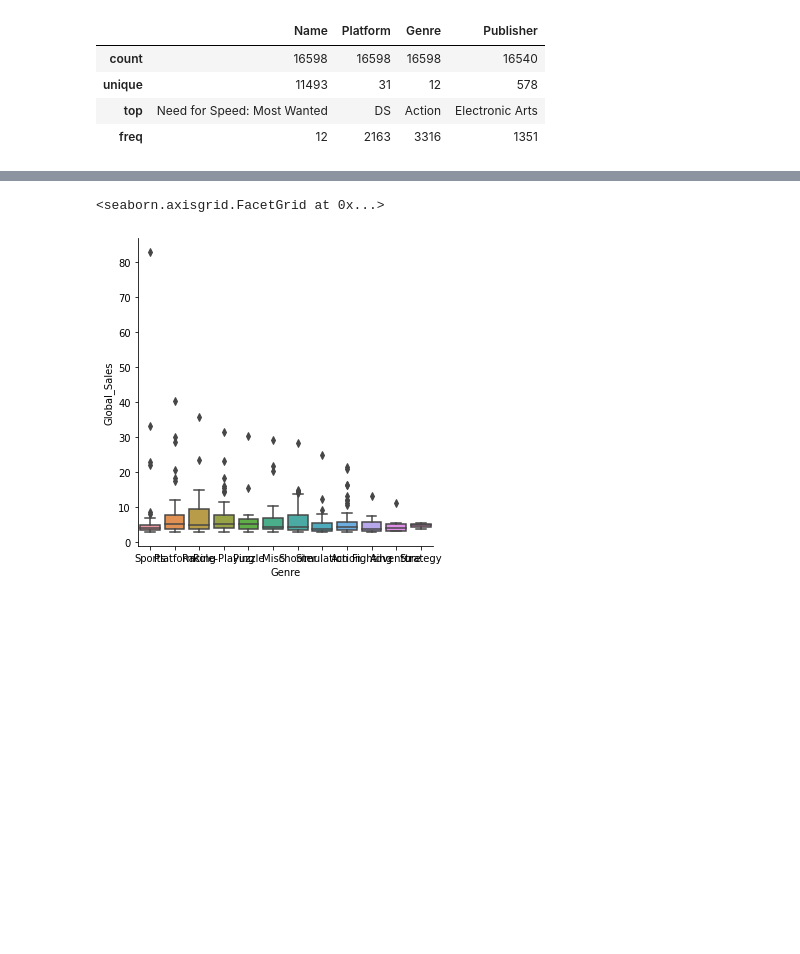
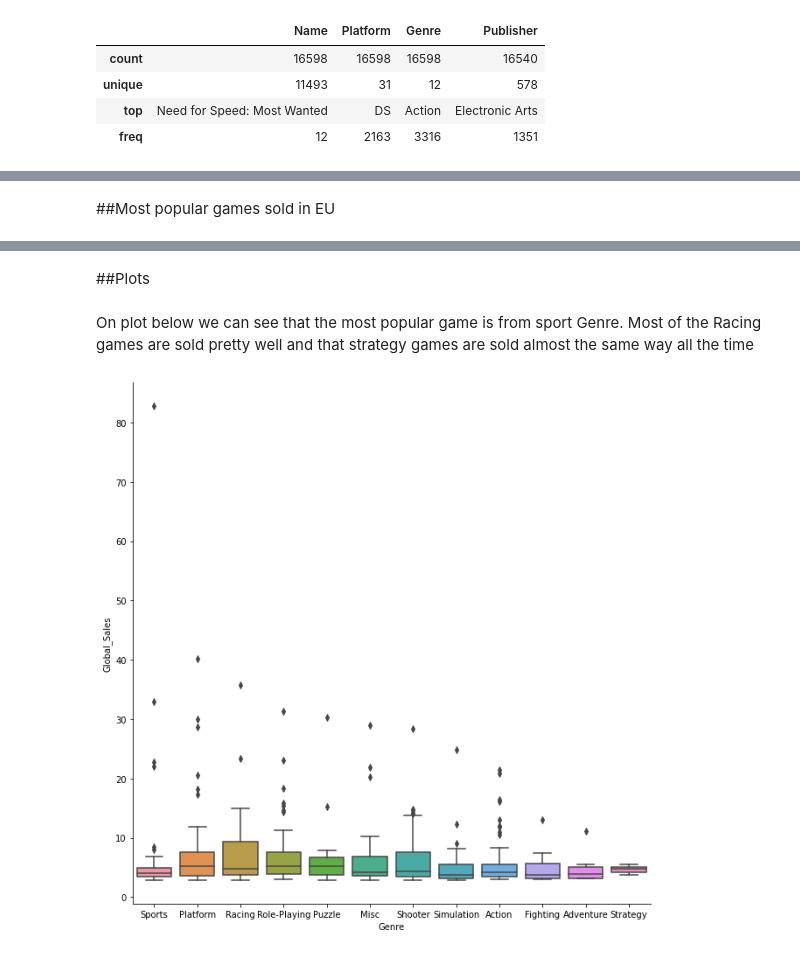
Before and after one commit to aburameshotaro/video_games_analysis, a Jupyter notebook: GameAnalysis.ipynb, the cells around one changed output, grey strips where cells are left out. Saved outputs shown, nothing was run; the diff lists cells and outputs as text; code cells hidden in the pictures; blank space fills up the shorter version.

```diff
--- a/GameAnalysis.ipynb
+++ b/GameAnalysis.ipynb
@@ -52,6 +68,8 @@ df.query('Platform=="PC"').nsmallest(10, columns='Rank')
 | 288 | 289 | World of Warcraft: The Burning Cr... | PC | 2007.0 | Role-Playing | Activision | 2.57 | 1.52 | 0.00 | 0.00 | ... |
 | 310 | 311 | The Elder Scrolls V: Skyrim | PC | 2011.0 | Role-Playing | Bethesda Softworks | 1.15 | 2.09 | 0.00 | 0.64 | ... |
 | 328 | 329 | The Sims: Unleashed | PC | 2002.0 | Simulation | Electronic Arts | 2.03 | 1.56 | 0.00 | 0.17 | ... |
+# %% [markdown]
+##Most popular games sold in EU
 # %%
 df.nlargest(10,columns='EU_Sales')
 # %% [output]
@@ -66,8 +84,11 @@ df.nlargest(10,columns='EU_Sales')
 | 7 | 8 | Wii Play | Wii | 2006.0 | Misc | Nintendo | 14.03 | 9.20 | 2.93 | 2.85 | ... |
 | 4 | 5 | Pokemon Red/Pokemon Blue | GB | 1996.0 | Role-Playing | Nintendo | 11.27 | 8.89 | 10.22 | 1.00 | ... |
 | 14 | 15 | Wii Fit Plus | Wii | 2009.0 | Sports | Nintendo | 9.09 | 8.59 | 2.53 | 1.79 | ... |
+# %% [markdown]
+##Plots
+# %% [markdown]
+On plot below we can see that the most popular game is from sport Genre. Most of the Racing games are sold pretty well and that strategy games are sold almost the same way all the time
 # %%
-sns.catplot(data=df[:500], x='Genre', y='Global_Sales', kind='box', )
+_ = sns.catplot(data=df[:500], x='Genre', y='Global_Sales', kind='box', height=9)
 # %% [output]
-<seaborn.axisgrid.FacetGrid at 0x...>
-[figure, old version]
+[figure, new version]
```
Also changed, not shown: parts of 20 cells of this notebook.
